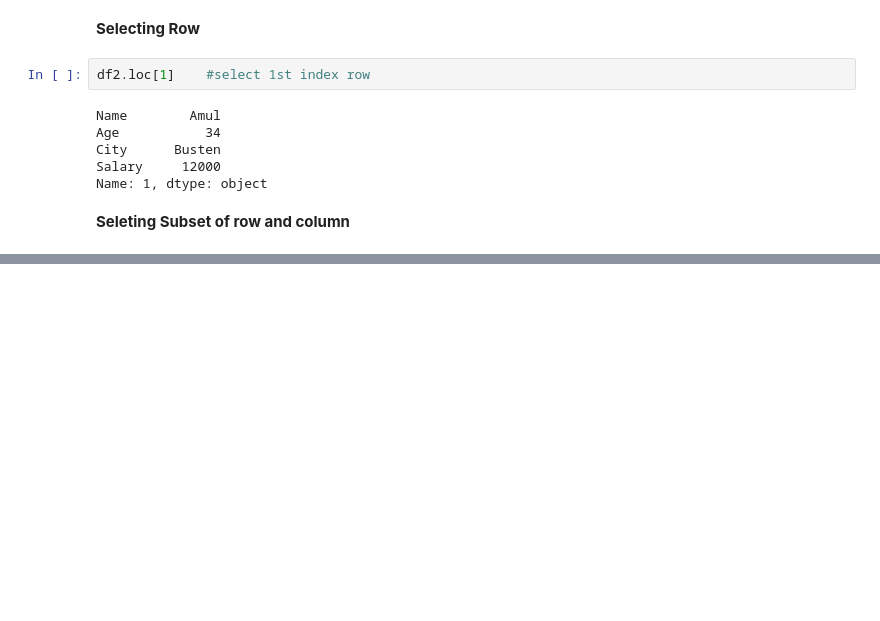
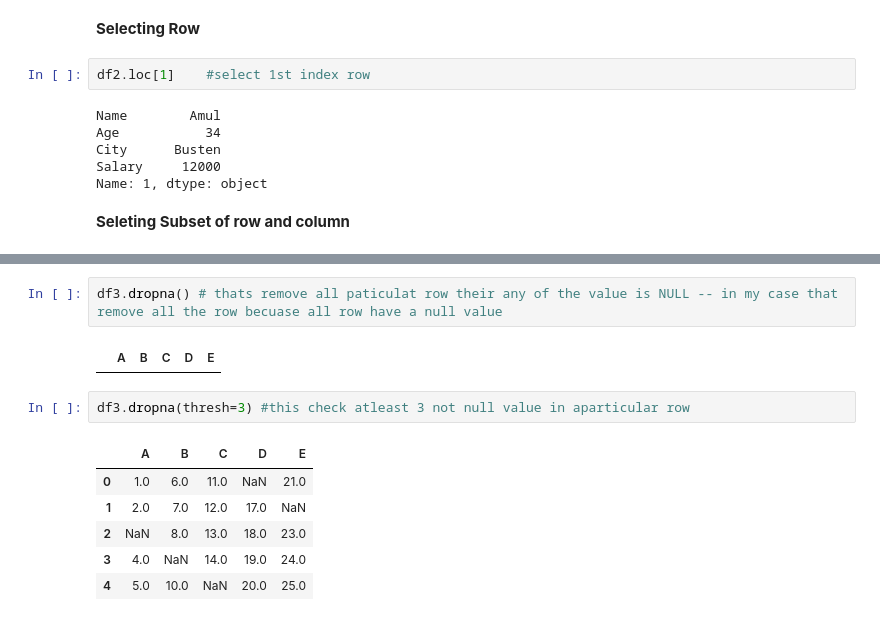
Before and after one commit to Tanmay2468Gupta/tanmay, a Jupyter notebook: PythonAi/pandas.ipynb, the cells around one changed output, grey strips where cells are left out. Drawn from its saved outputs; the diff is of its cells as text; blank space fills up the shorter version.

```diff
--- a/PythonAi/pandas.ipynb
+++ b/PythonAi/pandas.ipynb
@@ -194,0 +278,13 @@ Name: 1, dtype: object
+# %%
+df3.dropna() # thats remove all paticulat row their any of the value is NULL -- in my case that remove all the row becuase all row have a null value
+# %% [output]
+|  | A | B | C | D | E |
+# %%
+df3.dropna(thresh=3) #this check atleast 3 not null value in aparticular row
+# %% [output]
+|  | A | B | C | D | E |
+| 0 | 1.0 | 6.0 | 11.0 | NaN | 21.0 |
+| 1 | 2.0 | 7.0 | 12.0 | 17.0 | NaN |
+| 2 | NaN | 8.0 | 13.0 | 18.0 | 23.0 |
+| 3 | 4.0 | NaN | 14.0 | 19.0 | 24.0 |
+| 4 | 5.0 | 10.0 | NaN | 20.0 | 25.0 |
```
Also changed, not shown: parts of 19 cells of this notebook, 6 other files.
